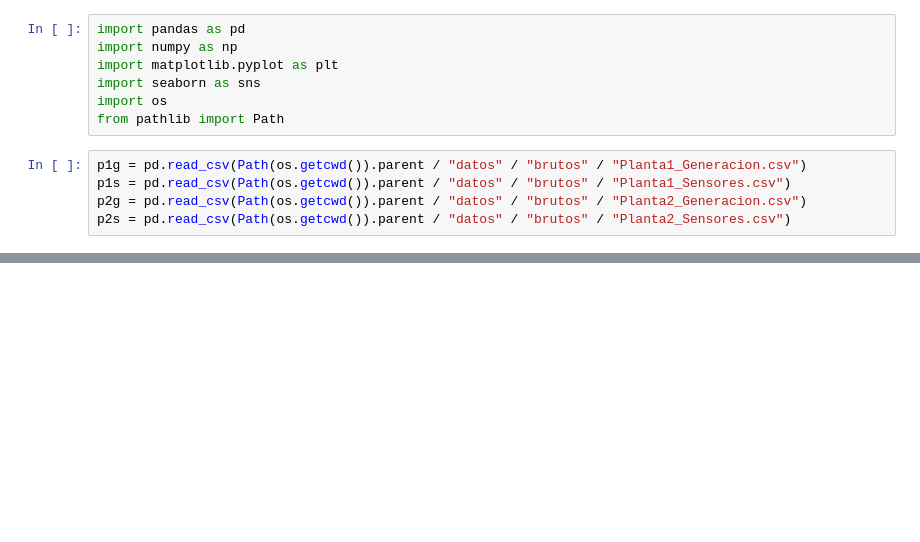
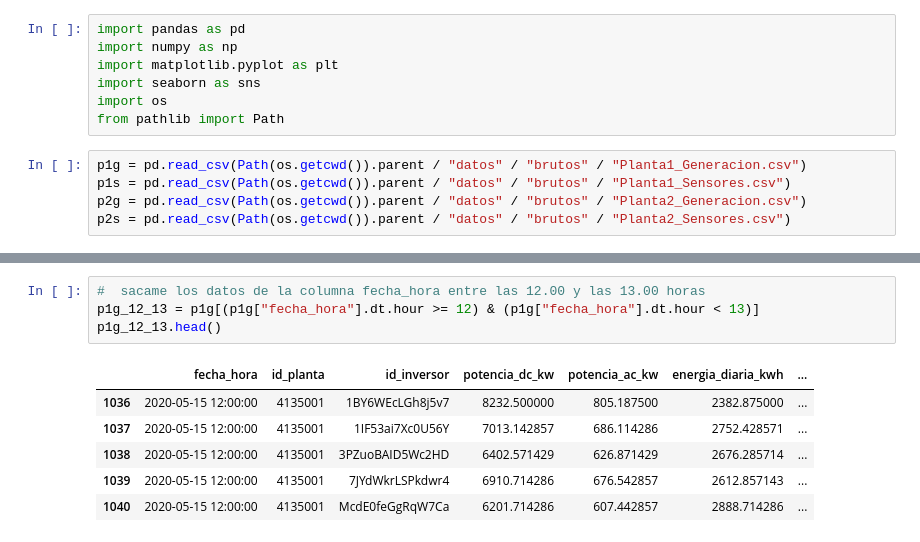
Before and after one commit to PabloHVega/Solar-Plants, a Jupyter notebook: notebooks/01_ImportacionDatos.ipynb, the cells around one changed output, grey strips where cells are left out. Drawn from its saved outputs; the diff is of its cells as text; blank space fills up the shorter version.

```diff
--- a/notebooks/01_ImportacionDatos.ipynb
+++ b/notebooks/01_ImportacionDatos.ipynb
@@ -21,0 +29,11 @@ p2s.head()
+# %%
+#  sacame los datos de la columna fecha_hora entre las 12.00 y las 13.00 horas
+p1g_12_13 = p1g[(p1g["fecha_hora"].dt.hour >= 12) & (p1g["fecha_hora"].dt.hour < 13)]
+p1g_12_13.head()
+# %% [output]
+|  | fecha_hora | id_planta | id_inversor | potencia_dc_kw | potencia_ac_kw | energia_diaria_kwh | ... |
+| 1036 | 2020-05-15 12:00:00 | 4135001 | 1BY6WEcLGh8j5v7 | 8232.500000 | 805.187500 | 2382.875000 | ... |
+| 1037 | 2020-05-15 12:00:00 | 4135001 | 1IF53ai7Xc0U56Y | 7013.142857 | 686.114286 | 2752.428571 | ... |
+| 1038 | 2020-05-15 12:00:00 | 4135001 | 3PZuoBAID5Wc2HD | 6402.571429 | 626.871429 | 2676.285714 | ... |
+| 1039 | 2020-05-15 12:00:00 | 4135001 | 7JYdWkrLSPkdwr4 | 6910.714286 | 676.542857 | 2612.857143 | ... |
+| 1040 | 2020-05-15 12:00:00 | 4135001 | McdE0feGgRqW7Ca | 6201.714286 | 607.442857 | 2888.714286 | ... |
```
Also changed, not shown: parts of 8 cells of this notebook.
